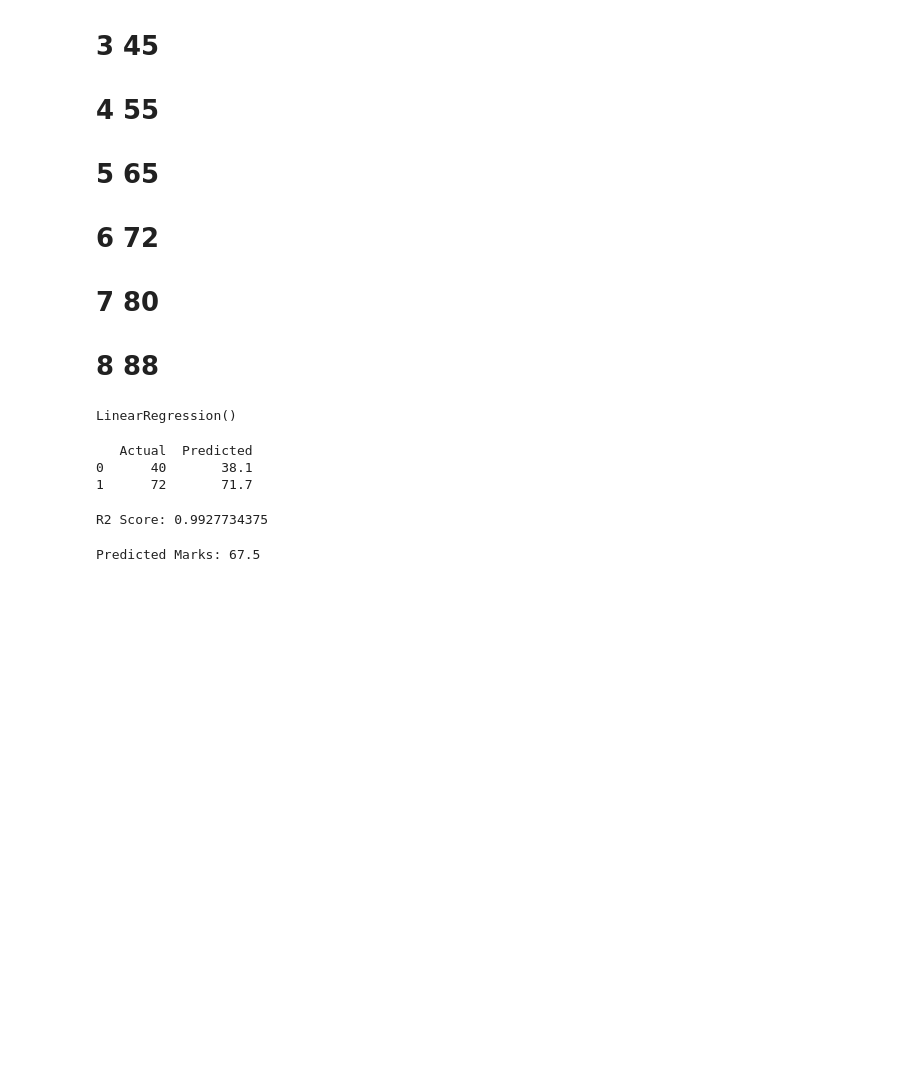
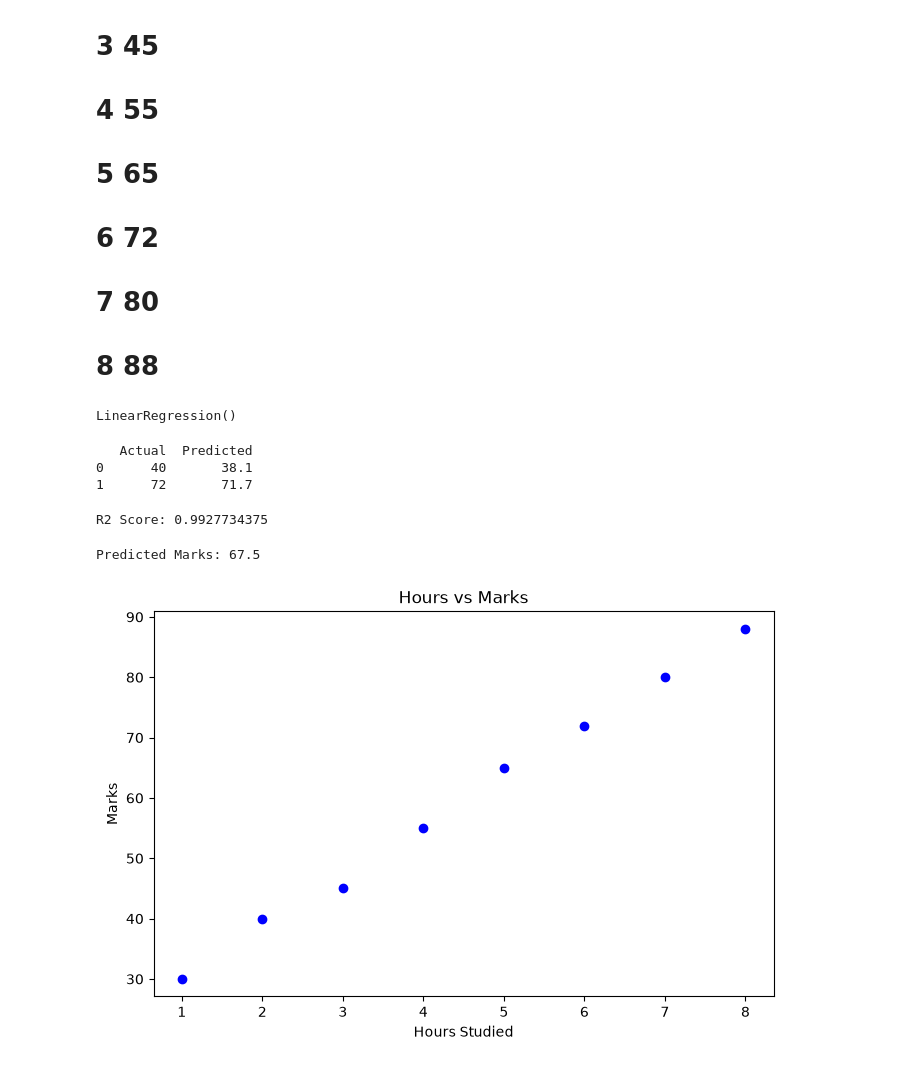
Before and after one commit to Gyanendrajeet/PBEL, a Jupyter notebook: ML.ipynb, the cells around one changed output. Drawn from its saved outputs; the diff is of its cells as text; code cells hidden in the pictures; blank space fills up the shorter version.

```diff
--- a/ML.ipynb
+++ b/ML.ipynb
@@ -301,3 +301,12 @@ prediction = model.predict(new_student)
 print("Predicted Marks:", prediction[0])
 # %% [output]
 Predicted Marks: 67.5
+# %%
+plt.figure(figsize=(8, 5))
+plt.scatter(df["Hours"], df["Marks"], color="blue")
+plt.xlabel("Hours Studied")
+plt.ylabel("Marks")
+plt.title("Hours vs Marks")
+plt.show()
+# %% [output]
+[figure, added]
```
Also changed, not shown: parts of 4 cells of this notebook.
